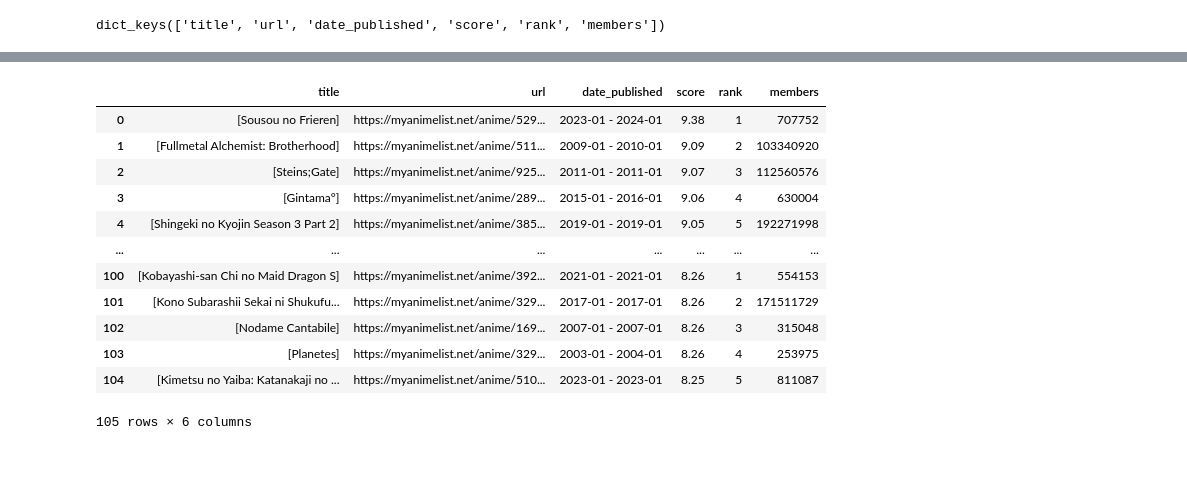
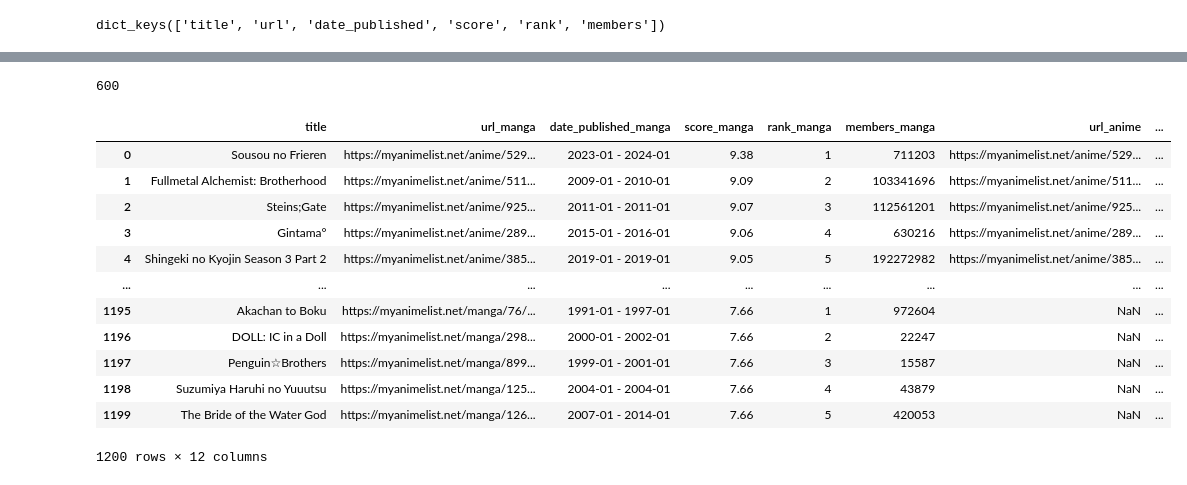
Before and after one commit to trodman201/Data-3000, a Jupyter notebook: AnimeScraper.ipynb, the cells around one changed output, grey strips where cells are left out. Cells and saved outputs as stored; diff of their text form; code cells hidden in the pictures.

```diff
--- a/AnimeScraper.ipynb
+++ b/AnimeScraper.ipynb
@@ -98,13 +98,13 @@ for result in results:
 manga = []
 offset = None
 type = 'manga'
-manga_count = 0
 
-while manga_count < 100:  # Download only 100 manga
+while True:
     offset, _res = generate_urls(type=type, offset=offset)
-    manga += _res
+    manga = manga + _res
     print(f'{offset} {type} downloaded')
-    manga_count += len(_res)
+    if offset == 2000:
+        break
 # %% [output]
 50 manga downloaded
 100 manga downloaded
@@ -125,13 +142,13 @@ manga[0]['date_published']
 anime = []
 offset = None
 type = 'anime'
-anime_count = 0
 
-while anime_count < 100:
+while True:
     offset, _res = generate_urls(type=type, offset=offset)
-    anime += _res
+    anime = anime + _res
     print(f'{offset} {type} downloaded')
-    anime_count += len(_res)
+    if offset == 2000:
+        break
 # %% [output]
 50 anime downloaded
 100 anime downloaded
@@ -176,19 +186,3 @@ pd.DataFrame(manga)
-# %%
-pd.DataFrame(anime)
-# %% [output]
-|  | title | url | date_published | score | rank | members |
-| 0 | [Sousou no Frieren] | https://myanimelist.net/anime/529... | 2023-01 - 2024-01 | 9.38 | 1 | 707752 |
-| 1 | [Fullmetal Alchemist: Brotherhood] | https://myanimelist.net/anime/511... | 2009-01 - 2010-01 | 9.09 | 2 | 103340920 |
-| 2 | [Steins;Gate] | https://myanimelist.net/anime/925... | 2011-01 - 2011-01 | 9.07 | 3 | 112560576 |
-| 3 | [Gintama°] | https://myanimelist.net/anime/289... | 2015-01 - 2016-01 | 9.06 | 4 | 630004 |
-| 4 | [Shingeki no Kyojin Season 3 Part 2] | https://myanimelist.net/anime/385... | 2019-01 - 2019-01 | 9.05 | 5 | 192271998 |
-| ... | ... | ... | ... | ... | ... | ... |
-| 100 | [Kobayashi-san Chi no Maid Dragon S] | https://myanimelist.net/anime/392... | 2021-01 - 2021-01 | 8.26 | 1 | 554153 |
-| 101 | [Kono Subarashii Sekai ni Shukufu... | https://myanimelist.net/anime/329... | 2017-01 - 2017-01 | 8.26 | 2 | 171511729 |
-| 102 | [Nodame Cantabile] | https://myanimelist.net/anime/169... | 2007-01 - 2007-01 | 8.26 | 3 | 315048 |
-| 103 | [Planetes] | https://myanimelist.net/anime/329... | 2003-01 - 2004-01 | 8.26 | 4 | 253975 |
-| 104 | [Kimetsu no Yaiba: Katanakaji no ... | https://myanimelist.net/anime/510... | 2023-01 - 2023-01 | 8.25 | 5 | 811087 |
-105 rows × 6 columns
 # %%
 anime_df = pd.DataFrame(anime)
 manga_df = pd.DataFrame(manga)
@@ -197,0 +189,29 @@ manga_df.to_csv('manga_df.csv')
+# %%
+num_rows =len(manga_df)
+num_rows
+# %% [output]
+600
+# %%
+anime_df['title'] = anime_df['title'].apply(lambda x: ', '.join(x) if isinstance(x, list) else x)
+manga_df['title'] = manga_df['title'].apply(lambda x: ', '.join(x) if isinstance(x, list) else x)
+# %%
+frames = [anime_df, manga_df]
+manga_w_anime = pd.concat(frames)
+manga_w_anime = manga_w_anime.merge(anime_df, on='title', how='left', suffixes=('_manga', '_anime'))
+manga_w_anime['anime_exists'] = np.where(manga_w_anime['url_anime'].isna(), 'no', 'yes')
+
+manga_w_anime
+# %% [output]
+|  | title | url_manga | date_published_manga | score_manga | rank_manga | members_manga | url_anime | ... |
+| 0 | Sousou no Frieren | https://myanimelist.net/anime/529... | 2023-01 - 2024-01 | 9.38 | 1 | 711203 | https://myanimelist.net/anime/529... | ... |
+| 1 | Fullmetal Alchemist: Brotherhood | https://myanimelist.net/anime/511... | 2009-01 - 2010-01 | 9.09 | 2 | 103341696 | https://myanimelist.net/anime/511... | ... |
+| 2 | Steins;Gate | https://myanimelist.net/anime/925... | 2011-01 - 2011-01 | 9.07 | 3 | 112561201 | https://myanimelist.net/anime/925... | ... |
+| 3 | Gintama° | https://myanimelist.net/anime/289... | 2015-01 - 2016-01 | 9.06 | 4 | 630216 | https://myanimelist.net/anime/289... | ... |
+| 4 | Shingeki no Kyojin Season 3 Part 2 | https://myanimelist.net/anime/385... | 2019-01 - 2019-01 | 9.05 | 5 | 192272982 | https://myanimelist.net/anime/385... | ... |
+| ... | ... | ... | ... | ... | ... | ... | ... | ... |
+| 1195 | Akachan to Boku | https://myanimelist.net/manga/76/... | 1991-01 - 1997-01 | 7.66 | 1 | 972604 | NaN | ... |
+| 1196 | DOLL: IC in a Doll | https://myanimelist.net/manga/298... | 2000-01 - 2002-01 | 7.66 | 2 | 22247 | NaN | ... |
+| 1197 | Penguin☆Brothers | https://myanimelist.net/manga/899... | 1999-01 - 2001-01 | 7.66 | 3 | 15587 | NaN | ... |
+| 1198 | Suzumiya Haruhi no Yuuutsu | https://myanimelist.net/manga/125... | 2004-01 - 2004-01 | 7.66 | 4 | 43879 | NaN | ... |
+| 1199 | The Bride of the Water God | https://myanimelist.net/manga/126... | 2007-01 - 2014-01 | 7.66 | 5 | 420053 | NaN | ... |
+1200 rows × 12 columns
```
Also changed, not shown: parts of 9 cells of this notebook.
